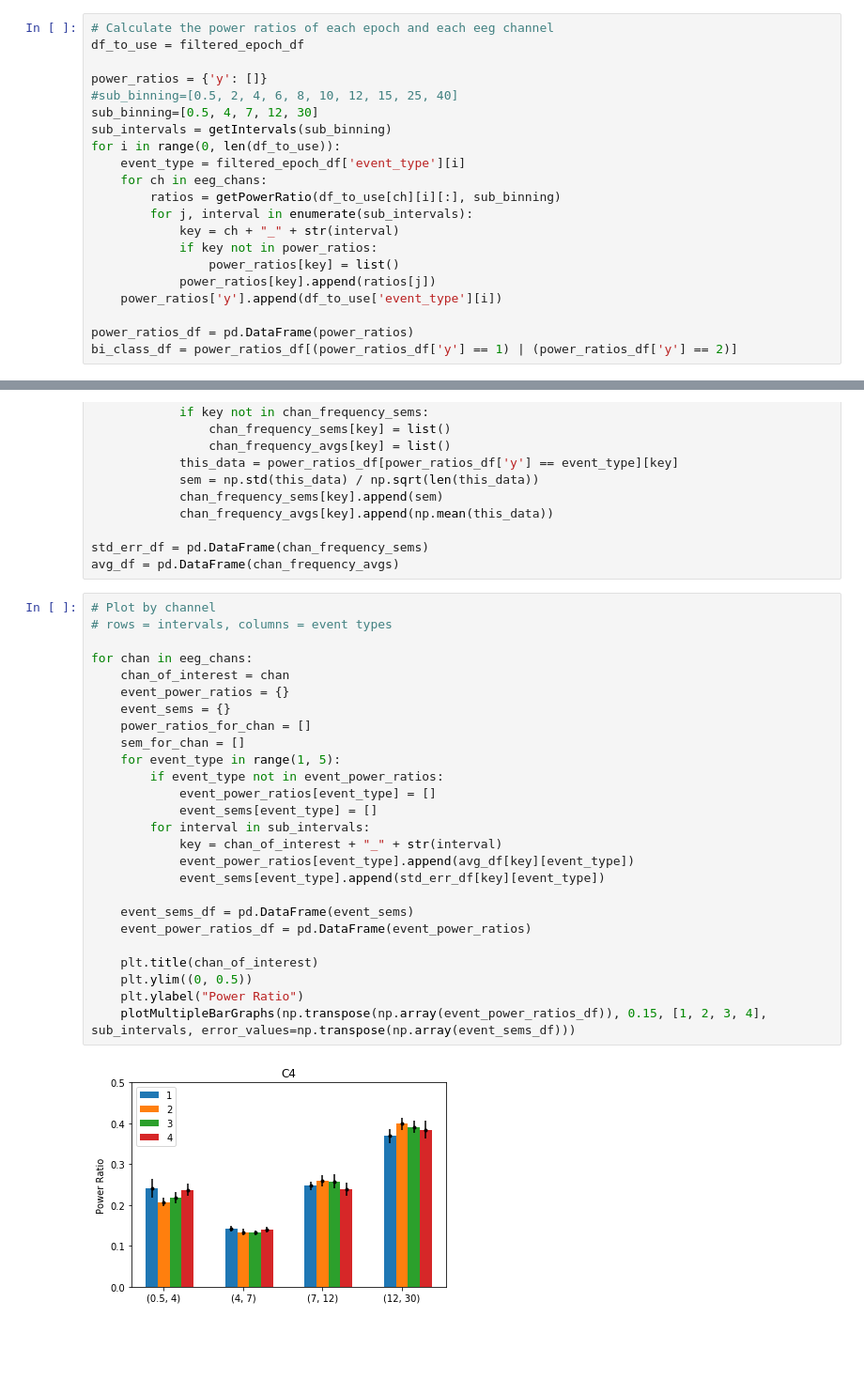
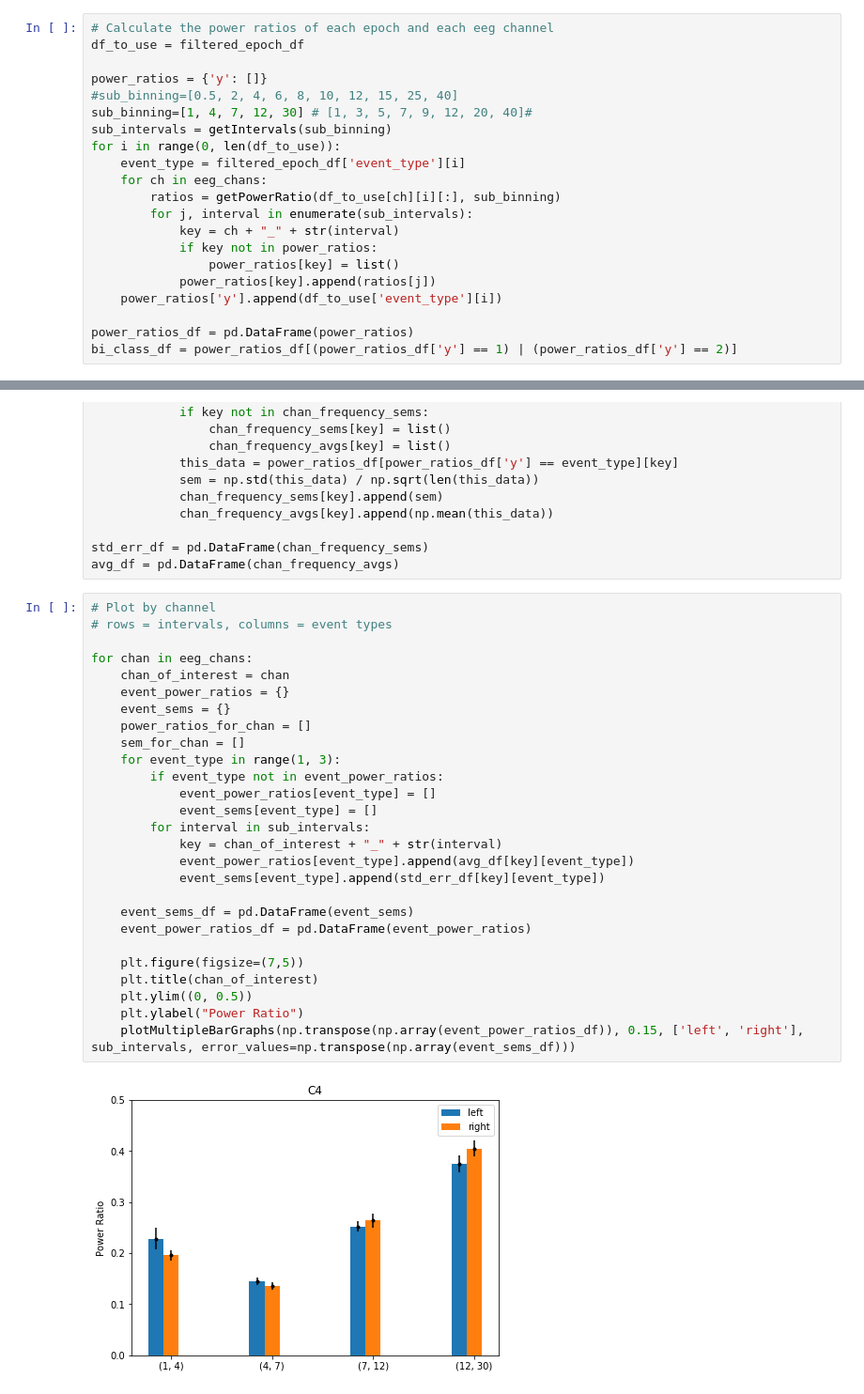
Before and after one commit to NeuroTech-UCSD/Motor-Imagery-App-Project, a Jupyter notebook: ML/PowerBin_Vis_Model_Self-Recorded.ipynb, the cells around one changed output, grey strips where cells are left out. Shown at 94% size. Saved outputs shown, nothing was run; the diff lists cells and outputs as text; blank space fills up the shorter version.

```diff
--- a/ML/PowerBin_Vis_Model_Self-Recorded.ipynb
+++ b/ML/PowerBin_Vis_Model_Self-Recorded.ipynb
@@ -352,7 +352,7 @@ df_to_use = filtered_epoch_df
 
 power_ratios = {'y': []}
 #sub_binning=[0.5, 2, 4, 6, 8, 10, 12, 15, 25, 40]
-sub_binning=[0.5, 4, 7, 12, 30]
+sub_binning=[1, 4, 7, 12, 30] # [1, 3, 5, 7, 9, 12, 20, 40]#
 sub_intervals = getIntervals(sub_binning)
 for i in range(0, len(df_to_use)):
     event_type = filtered_epoch_df['event_type'][i]
@@ -389,28 +389,29 @@ avg_df = pd.DataFrame(chan_frequency_avgs)
 # %%
 # Plot by channel
 # rows = intervals, columns = event types
 
 for chan in eeg_chans:
     chan_of_interest = chan
     event_power_ratios = {}
     event_sems = {}
     power_ratios_for_chan = []
     sem_for_chan = []
-    for event_type in range(1, 5):
+    for event_type in range(1, 3):
         if event_type not in event_power_ratios:
             event_power_ratios[event_type] = []
             event_sems[event_type] = []
         for interval in sub_intervals:
             key = chan_of_interest + "_" + str(interval)
             event_power_ratios[event_type].append(avg_df[key][event_type])
             event_sems[event_type].append(std_err_df[key][event_type])
 
     event_sems_df = pd.DataFrame(event_sems)
     event_power_ratios_df = pd.DataFrame(event_power_ratios)
 
+    plt.figure(figsize=(7,5))
     plt.title(chan_of_interest)
     plt.ylim((0, 0.5))
     plt.ylabel("Power Ratio")
-    plotMultipleBarGraphs(np.transpose(np.array(event_power_ratios_df)), 0.15, [1, 2, 3, 4], sub_intervals, error_values=np.transpose(np.array(event_sems_df)))
+    plotMultipleBarGraphs(np.transpose(np.array(event_power_ratios_df)), 0.15, ['left', 'right'], sub_intervals, error_values=np.transpose(np.array(event_sems_df)))
 # %% [output]
-[figure, old version]
+[figure, new version]
```
Also changed, not shown: parts of 1 cell of this notebook, 1 other file.
